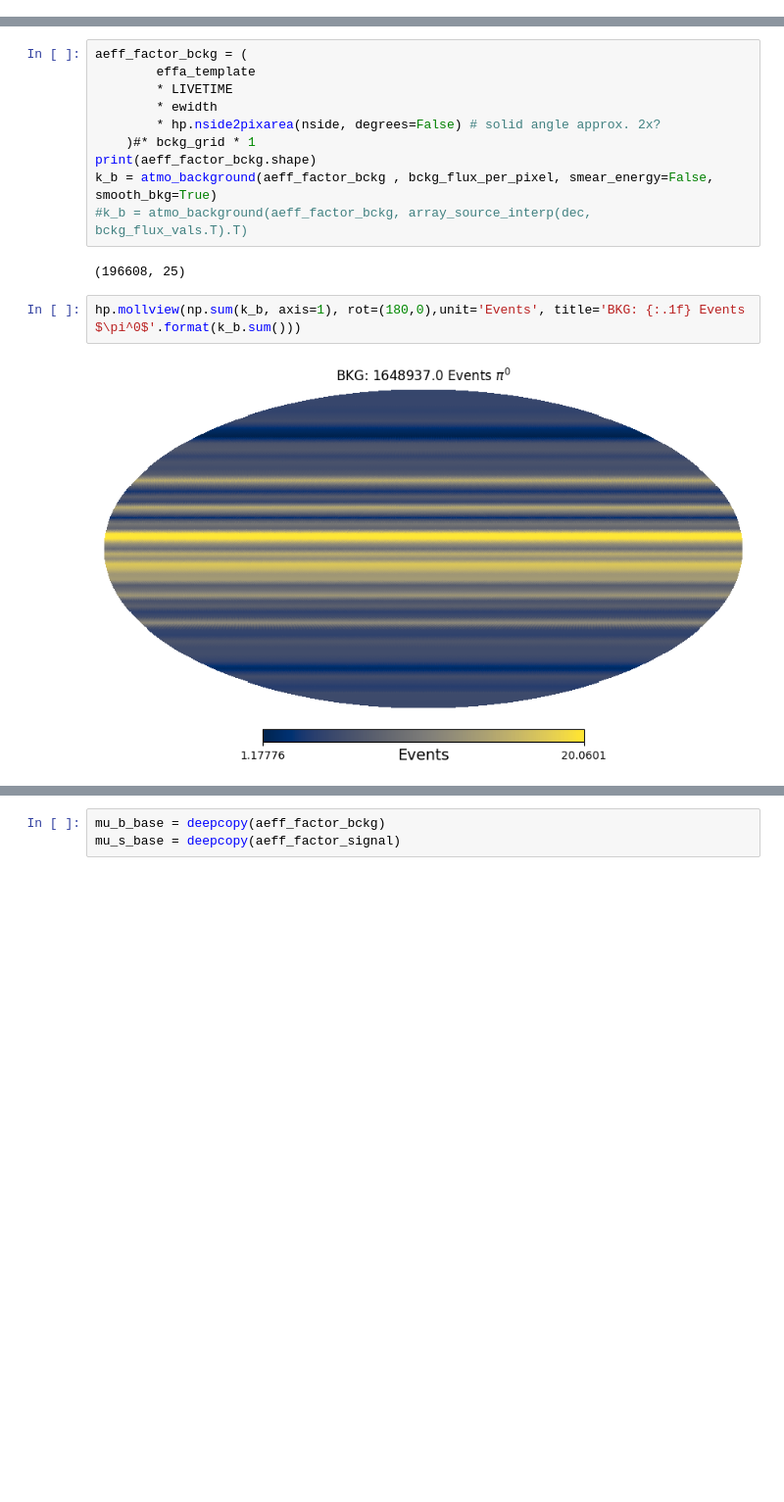
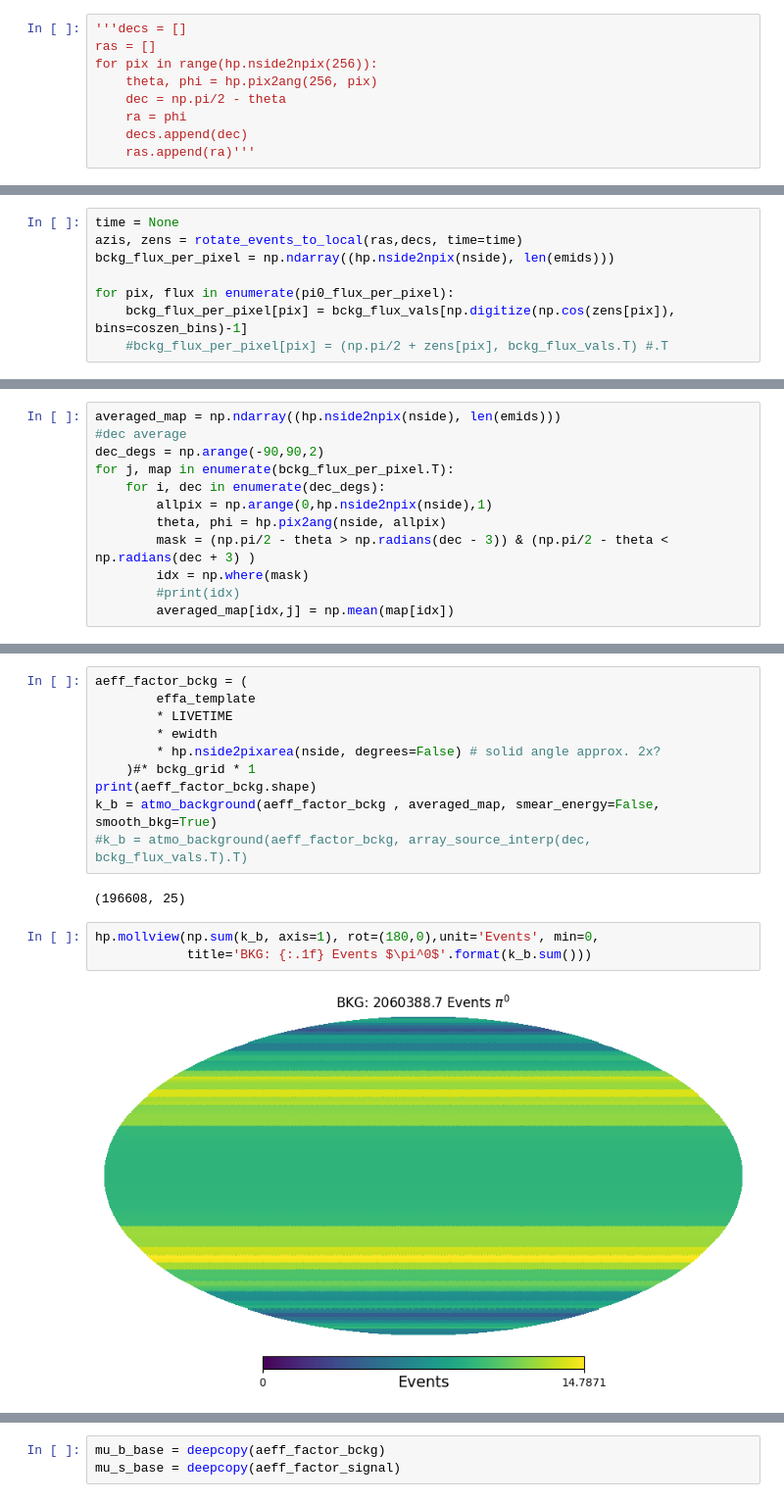
Before and after one commit to ssclafani949/pone_scripts, a Jupyter notebook: nb/flux_to_events_demo-pone-Template.ipynb, the cells around one changed output, grey strips where cells are left out. Shown at 98% size. Cells and saved outputs as stored; diff of their text form; blank space fills up the shorter version.

```diff
--- a/nb/flux_to_events_demo-pone-Template.ipynb
+++ b/nb/flux_to_events_demo-pone-Template.ipynb
@@ -227,0 +283,9 @@ for i in range(len(emids)):
+# %%
+'''decs = []
+ras = []
+for pix in range(hp.nside2npix(256)):
+    theta, phi = hp.pix2ang(256, pix)
+    dec = np.pi/2 - theta
+    ra = phi
+    decs.append(dec)
+    ras.append(ra)'''
@@ -227,0 +294,8 @@ for i in range(len(emids)):
+# %%
+time = None
+azis, zens = rotate_events_to_local(ras,decs, time=time)
+bckg_flux_per_pixel = np.ndarray((hp.nside2npix(nside), len(emids)))
+
+for pix, flux in enumerate(pi0_flux_per_pixel):
+    bckg_flux_per_pixel[pix] = bckg_flux_vals[np.digitize(np.cos(zens[pix]), bins=coszen_bins)-1]
+    #bckg_flux_per_pixel[pix] = (np.pi/2 + zens[pix], bckg_flux_vals.T) #.T
@@ -228 +308,13 @@ for i in range(len(emids)):
+# %%
+averaged_map = np.ndarray((hp.nside2npix(nside), len(emids)))
+#dec average
+dec_degs = np.arange(-90,90,2)
+for j, map in enumerate(bckg_flux_per_pixel.T):
+    for i, dec in enumerate(dec_degs):
+        allpix = np.arange(0,hp.nside2npix(nside),1)
+        theta, phi = hp.pix2ang(nside, allpix)
+        mask = (np.pi/2 - theta > np.radians(dec - 3)) & (np.pi/2 - theta < np.radians(dec + 3) )
+        idx = np.where(mask)
+        #print(idx)
+        averaged_map[idx,j] = np.mean(map[idx])
 # %%
@@ -286,14 +453,15 @@ aeff_factor_bckg = (
         * hp.nside2pixarea(nside, degrees=False) # solid angle approx. 2x?
     )#* bckg_grid * 1
 print(aeff_factor_bckg.shape)
-k_b = atmo_background(aeff_factor_bckg , bckg_flux_per_pixel, smear_energy=False, smooth_bkg=True)
+k_b = atmo_background(aeff_factor_bckg , averaged_map, smear_energy=False, smooth_bkg=True)
 #k_b = atmo_background(aeff_factor_bckg, array_source_interp(dec, bckg_flux_vals.T).T)
 # %% [output]
 (196608, 25)
 # %%
-hp.mollview(np.sum(k_b, axis=1), rot=(180,0),unit='Events', title='BKG: {:.1f} Events $\pi^0$'.format(k_b.sum()))
+hp.mollview(np.sum(k_b, axis=1), rot=(180,0),unit='Events', min=0,
+            title='BKG: {:.1f} Events $\pi^0$'.format(k_b.sum()))
 # %% [output]
-[figure, old version]
+[figure, new version]
 # %%
 k_b.sum()
 # %% [output]
```
Also changed, not shown: parts of 34 cells of this notebook, 3 other files.
